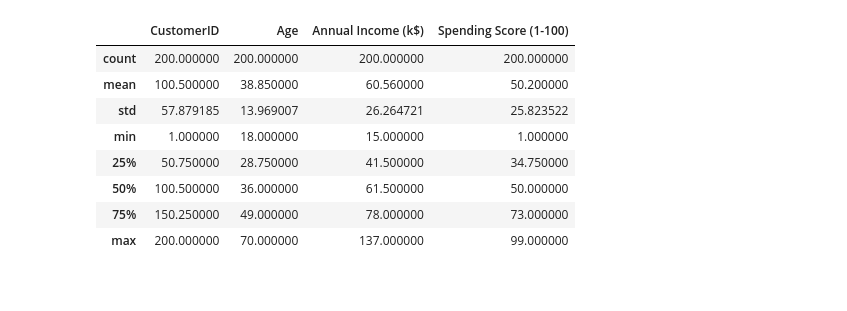
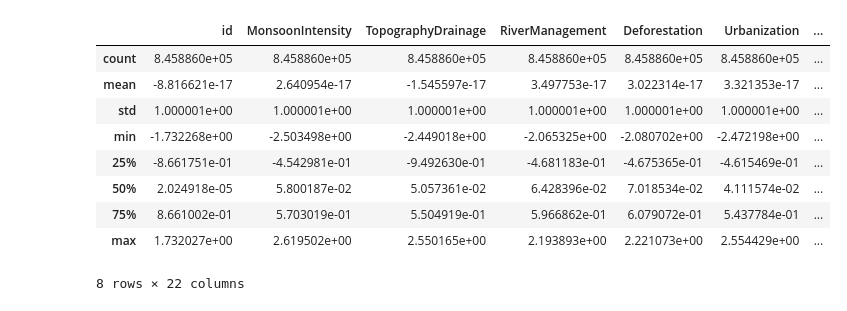
Before and after one commit to williamalvin125/coding-camp-2026, a Jupyter notebook: main.ipynb, the cells around one changed output. Saved outputs shown, nothing was run; the diff lists cells and outputs as text; code cells hidden in the pictures.

```diff
--- a/main.ipynb
+++ b/main.ipynb
@@ -12,0 +1,8 @@ Mounted at /content/drive
+# %%
+import pandas as pd
+from google.colab import drive
+drive.mount('/content/drive')
+
+file_path = ('/content/drive/MyDrive/Colab Notebooks/Coding Camp 2026/playground-series-s4e5/train.csv')
+df_train = pd.read_csv(file_path)
+df_train.head()
@@ -38,0 +93,8 @@ memory usage: 7.9+ KB
+# %%
+# Contoh sederhana untuk mengidentifikasi outliers menggunakan IQR
+Q1 = df_train.quantile(0.25)
+Q3 = df_train.quantile(0.75)
+IQR = Q3 - Q1
+# Filter dataframe untuk hanya menyimpan baris yang tidak mengandung outliers pada kolom numerik
+condition = ~((df_train < (Q1 - 1.5 * IQR)) | (df_train > (Q3 + 1.5 * IQR))).any(axis=1)
+df = df_train.loc[condition, df_train.columns]
@@ -38,0 +152,10 @@ memory usage: 7.9+ KB
+# %%
+from sklearn.preprocessing import StandardScaler
+
+# Memastikan hanya data dengan tipe numerikal yang akan diproses
+numeric_features = df.select_dtypes(include=['number']).columns
+numeric_features
+
+# Standardisasi fitur numerik
+scaler = StandardScaler()
+df[numeric_features] = scaler.fit_transform(df[numeric_features])
@@ -39,12 +201,13 @@ memory usage: 7.9+ KB
 # %%
-df.describe()
+df.describe(include='all')
 # %% [output]
-|  | CustomerID | Age | Annual Income (k$) | Spending Score (1-100) |
-| count | 200.000000 | 200.000000 | 200.000000 | 200.000000 |
-| mean | 100.500000 | 38.850000 | 60.560000 | 50.200000 |
-| std | 57.879185 | 13.969007 | 26.264721 | 25.823522 |
-| min | 1.000000 | 18.000000 | 15.000000 | 1.000000 |
-| 25% | 50.750000 | 28.750000 | 41.500000 | 34.750000 |
-| 50% | 100.500000 | 36.000000 | 61.500000 | 50.000000 |
-| 75% | 150.250000 | 49.000000 | 78.000000 | 73.000000 |
-| max | 200.000000 | 70.000000 | 137.000000 | 99.000000 |
+|  | id | MonsoonIntensity | TopographyDrainage | RiverManagement | Deforestation | Urbanization | ... |
+| count | 8.458860e+05 | 8.458860e+05 | 8.458860e+05 | 8.458860e+05 | 8.458860e+05 | 8.458860e+05 | ... |
+| mean | -8.816621e-17 | 2.640954e-17 | -1.545597e-17 | 3.497753e-17 | 3.022314e-17 | 3.321353e-17 | ... |
+| std | 1.000001e+00 | 1.000001e+00 | 1.000001e+00 | 1.000001e+00 | 1.000001e+00 | 1.000001e+00 | ... |
+| min | -1.732268e+00 | -2.503498e+00 | -2.449018e+00 | -2.065325e+00 | -2.080702e+00 | -2.472198e+00 | ... |
+| 25% | -8.661751e-01 | -4.542981e-01 | -9.492630e-01 | -4.681183e-01 | -4.675365e-01 | -4.615469e-01 | ... |
+| 50% | 2.024918e-05 | 5.800187e-02 | 5.057361e-02 | 6.428396e-02 | 7.018534e-02 | 4.111574e-02 | ... |
+| 75% | 8.661002e-01 | 5.703019e-01 | 5.504919e-01 | 5.966862e-01 | 6.079072e-01 | 5.437784e-01 | ... |
+| max | 1.732027e+00 | 2.619502e+00 | 2.550165e+00 | 2.193893e+00 | 2.221073e+00 | 2.554429e+00 | ... |
+8 rows × 22 columns
```
Also changed, not shown: parts of 31 cells of this notebook, 16 other files.
